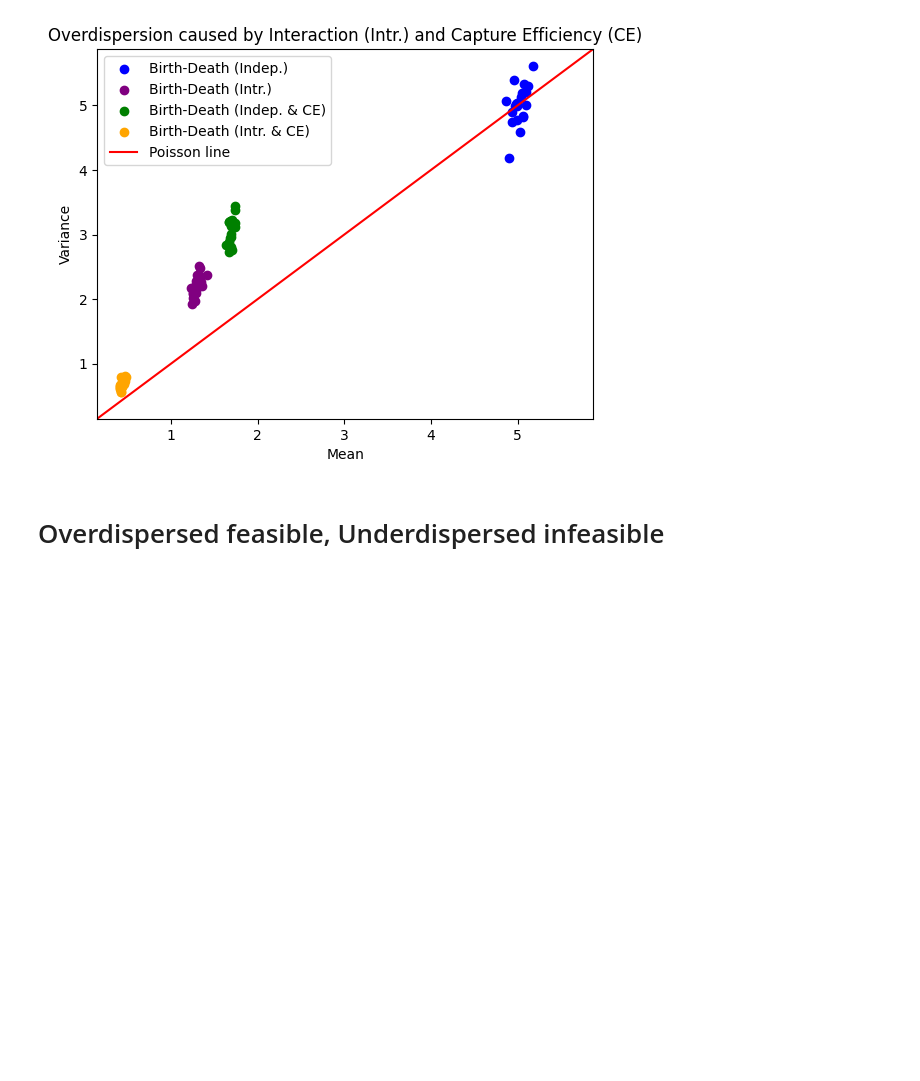
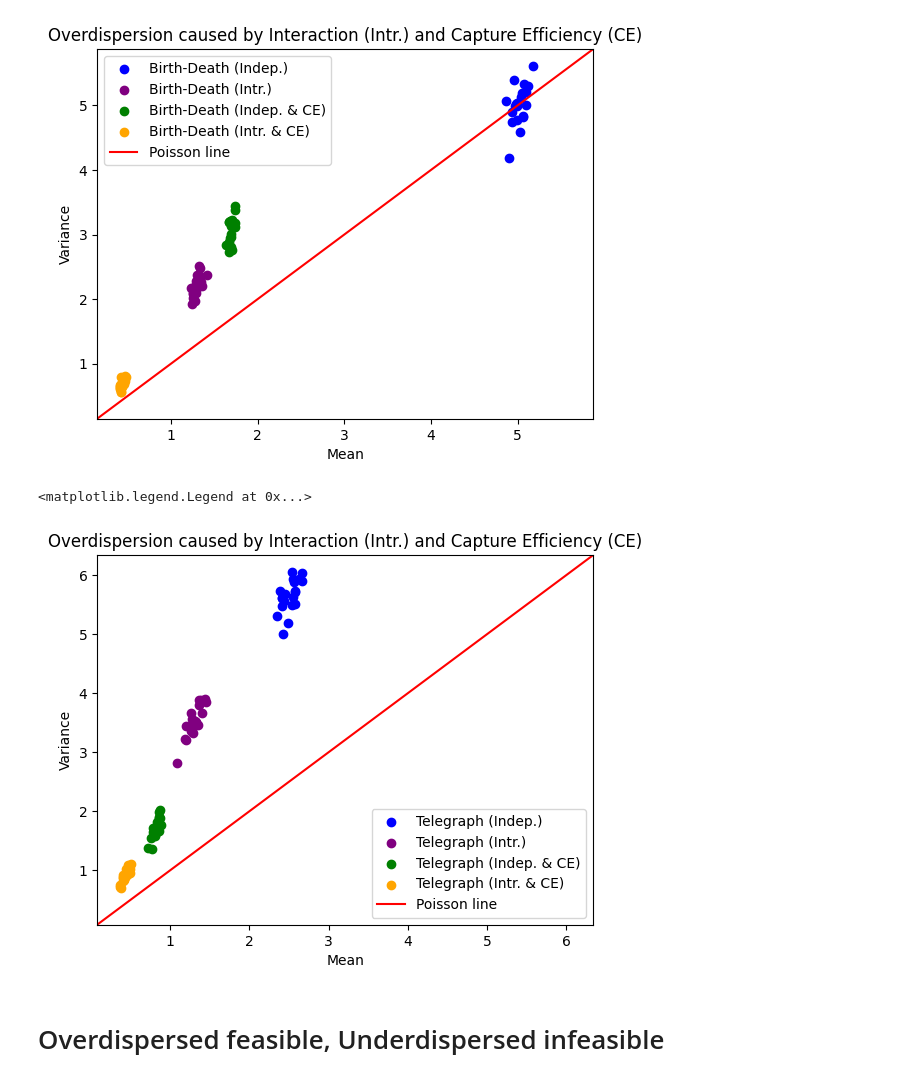
Before and after one commit to willjgh/M5R, a Jupyter notebook: Interaction/Moment-Experiments/dispersion_test.ipynb, the cells around one changed output. Saved outputs shown, nothing was run; the diff lists cells and outputs as text; code cells hidden in the pictures; blank space fills up the shorter version.

```diff
--- a/Interaction/Moment-Experiments/dispersion_test.ipynb
+++ b/Interaction/Moment-Experiments/dispersion_test.ipynb
@@ -75,6 +75,37 @@ plt.legend()
 # %% [output]
 <matplotlib.legend.Legend at 0x...>
 [figure]
+# %%
+samples = 10
+intr = 5
+rate = 5
+gene = 0.5
+data_TE_ind = simulation.simulate_dataset_range_TE("test", [0 for i in range(samples)], rate=rate, gene=gene, tqdm_disable=False)
+data_TE_int = simulation.simulate_dataset_range_TE("test", [intr for i in range(samples)], rate=rate, gene=gene, tqdm_disable=False)
+data_TE_ind.compute_moments()
+data_TE_int.compute_moments()
+# %%
+b = 2
+beta = rng.beta(1, b, size=1000)
+data_TE_D_ind = data_TE_ind.downsample("test", beta)
+data_TE_D_int = data_TE_int.downsample("test", beta)
+data_TE_D_ind.compute_moments()
+data_TE_D_int.compute_moments()
+# %%
+L = np.inf
+U = 0
+L, U = custom_scatter(data_TE_ind, L, U, "blue", "Telegraph (Indep.)")
+L, U = custom_scatter(data_TE_int, L, U, "purple", "Telegraph (Intr.)")
+L, U = custom_scatter(data_TE_D_ind, L, U, "green", "Telegraph (Indep. & CE)")
+L, U = custom_scatter(data_TE_D_int, L, U, "orange", "Telegraph (Intr. & CE)")
+plt.xlabel("Mean")
+plt.ylabel("Variance")
+plt.title("Overdispersion caused by Interaction (Intr.) and Capture Efficiency (CE)")
+plt.axline([L, L], [U, U], color="red", label="Poisson line")
+plt.legend()
+# %% [output]
+<matplotlib.legend.Legend at 0x...>
+[figure, added]
 # %% [markdown]
 # Overdispersed feasible, Underdispersed infeasible
 # %% [markdown]
```
Also changed, not shown: parts of 19 cells of this notebook.
